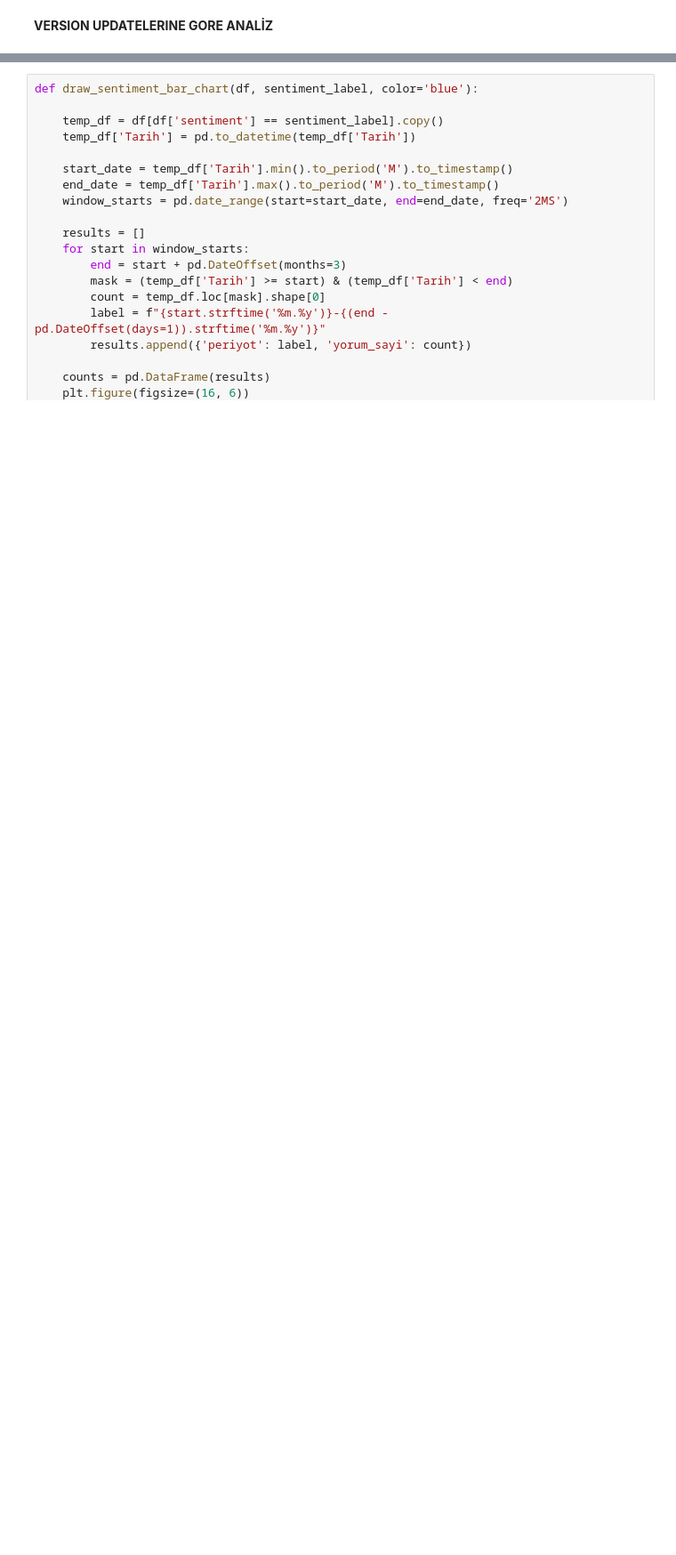
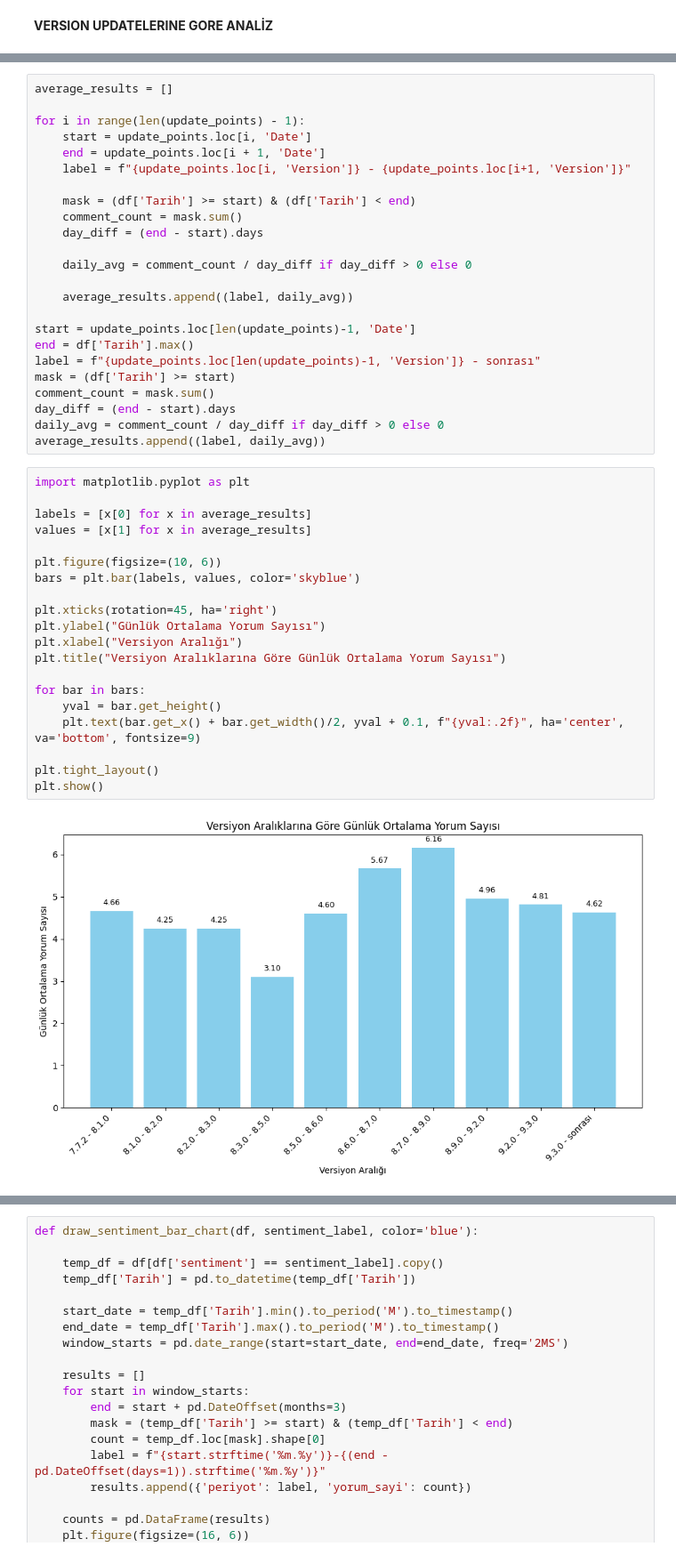
Before and after one commit to enisba/paycell-review-analysis, a Jupyter notebook: Notebooks/04_visualization.ipynb, the cells around one changed output, grey strips where cells are left out. Shown: that part at 89% size. Saved outputs shown, nothing was run; the diff lists cells and outputs as text; blank space fills up the shorter version.

```diff
--- a/Notebooks/04_visualization.ipynb
+++ b/Notebooks/04_visualization.ipynb
@@ -377,0 +372,46 @@ neg_counts_df
+# %%
+average_results = []
+
+for i in range(len(update_points) - 1):
+    start = update_points.loc[i, 'Date']
+    end = update_points.loc[i + 1, 'Date']
+    label = f"{update_points.loc[i, 'Version']} - {update_points.loc[i+1, 'Version']}"
+
+    mask = (df['Tarih'] >= start) & (df['Tarih'] < end)
+    comment_count = mask.sum()
+    day_diff = (end - start).days
+
+    daily_avg = comment_count / day_diff if day_diff > 0 else 0
+
+    average_results.append((label, daily_avg))
+
+start = update_points.loc[len(update_points)-1, 'Date']
+end = df['Tarih'].max()
+label = f"{update_points.loc[len(update_points)-1, 'Version']} - sonrası"
+mask = (df['Tarih'] >= start)
+comment_count = mask.sum()
+day_diff = (end - start).days
+daily_avg = comment_count / day_diff if day_diff > 0 else 0
+average_results.append((label, daily_avg))
+# %%
+import matplotlib.pyplot as plt
+
+labels = [x[0] for x in average_results]
+values = [x[1] for x in average_results]
+
+plt.figure(figsize=(10, 6))
+bars = plt.bar(labels, values, color='skyblue')
+
+plt.xticks(rotation=45, ha='right')
+plt.ylabel("Günlük Ortalama Yorum Sayısı")
+plt.xlabel("Versiyon Aralığı")
+plt.title("Versiyon Aralıklarına Göre Günlük Ortalama Yorum Sayısı")
+
+for bar in bars:
+    yval = bar.get_height()
+    plt.text(bar.get_x() + bar.get_width()/2, yval + 0.1, f"{yval:.2f}", ha='center', va='bottom', fontsize=9)
+
+plt.tight_layout()
+plt.show()
+# %% [output]
+[figure, added]
```
Also changed, not shown: parts of 27 cells of this notebook, 2 other files.
